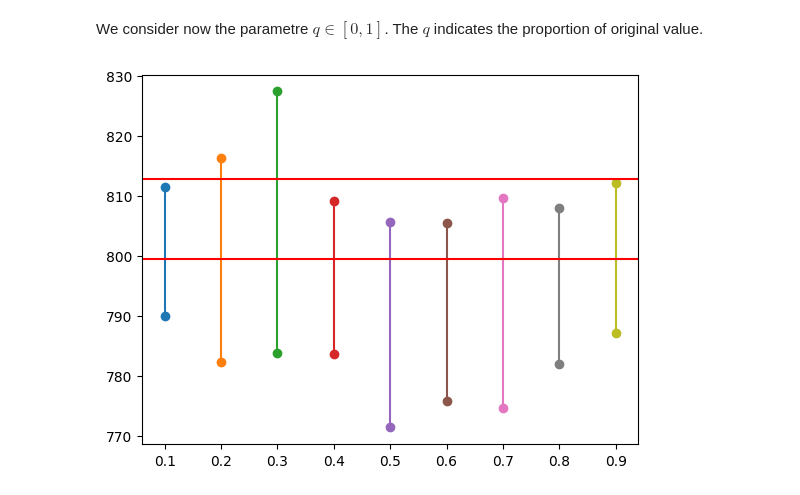
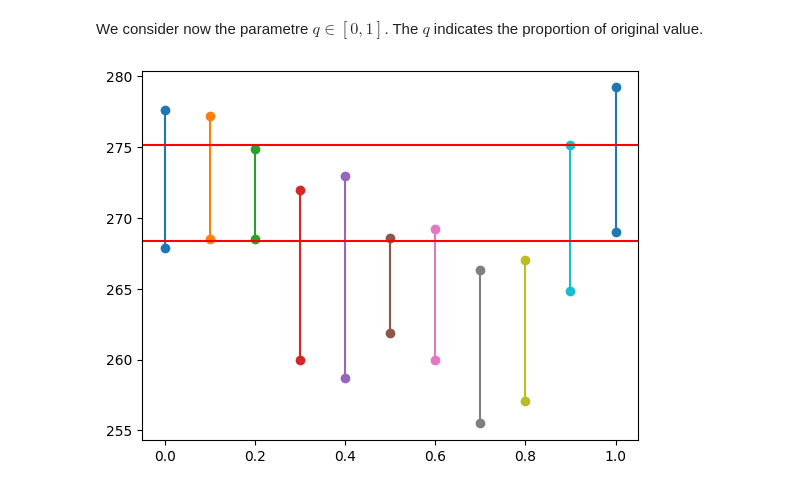
Before and after one commit to Zian-Chen/Barrages, a Jupyter notebook: projet.ipynb, the cells around one changed output. Drawn from its saved outputs; the diff is of its cells as text; code cells hidden in the pictures.

```diff
--- a/projet.ipynb
+++ b/projet.ipynb
@@ -424,17 +417,17 @@ We condsider now the parametre $p\in[0,1]$. The parametre $p$ indicates the prop
 # %%
-alg_max = last_particle(100, M, 190, 1, "__max__")
+alg_max = last_particle(100, M, x_0, T, "__max__")
 for p in range(1, 10):
     L_lp = []
     values_lp = []
     for _ in range(10):
-        L, values = alg_max.get_critical_level_and_distribution(70, 0.9, 0.07, 0.7, 1, 0.1, False, p=p/10)
+        L, values, accept_rate = alg_max.get_critical_level_and_distribution(lambda_1, b, delta_1, delta_2, r_1, 0.1, p=p/10)
         L_lp.append(L)
         values_lp = values_lp + values
     plt.plot([p/10, p/10], [min(L_lp), max(L_lp)], marker='o')
-alg_max_2 = naive_MonteCarlo(N, 190, 1, "__max__")
+alg_max_2 = naive_MonteCarlo(N, x_0, T, "__max__")
 L_nM = []
 for _ in range(10):
-    L = alg_max_2.get_critical_level(70, 0.9, 0.07, 0.7, 1, 0.1)
+    L = alg_max_2.get_critical_level(lambda_1, b, delta_1, delta_2, r_1, 0.1)
     L_nM.append(L)
 plt.axhline(y=min(L_nM), color='r', linestyle='-')
 plt.axhline(y=max(L_nM), color='r', linestyle='-')
@@ -443,0 +439,20 @@ plt.show()
+# %%
+alg_max = last_particle(100, M*2, x_0, T, "__max__")
+plt.figure(figsize=(10, 6))
+low_accept_rate = []
+zero_rate = []
+for p in range(2, 13):
+    L, values, accept_rate = alg_max.get_critical_level_and_distribution(lambda_1, b, delta_1, delta_2, r_1, 0.01, p=p/20)
+    plt.plot(accept_rate, linewidth=0.4, linestyle='-', label=f'p={p/20}')
+    accept_rate = np.array(accept_rate)
+    low_accept_rate.append(np.sum(accept_rate<0.15)/len(accept_rate))
+    zero_rate.append(np.sum(accept_rate==0)/len(accept_rate))
+plt.axhline(y=0.15, color='r', linestyle='-')
+plt.legend(loc='best')
+plt.show()
+
+p_index = np.arange(0.1, 0.65, 0.05)
+plt.plot(p_index, low_accept_rate, label="accept_rate<15%")
+plt.plot(p_index, zero_rate, label="accept_rate=0%")
+plt.legend(loc='best')
+plt.show()
@@ -444,22 +466,22 @@ plt.show()
 # %% [markdown]
 We consider now the parametre $q\in[0,1]$. The $q$ indicates the proportion of original value.
 # %%
-alg_max = last_particle(100, M, 190, 1, "__max__")
-for q in range(1, 10):
+alg_max = last_particle(100, M, x_0, T, "__max__")
+for q in range(0, 11):
     L_lp = []
     values_lp = []
     for _ in range(10):
-        L, values = alg_max.get_critical_level_and_distribution(70, 0.9, 0.07, 0.7, 1, 0.1, False, q=q/10)
+        L, values, accept_rate = alg_max.get_critical_level_and_distribution(lambda_1, b, delta_1, delta_2, r_1, 0.1, q=q/10)
         L_lp.append(L)
         values_lp = values_lp + values
     plt.plot([q/10, q/10], [min(L_lp), max(L_lp)], marker='o')
-alg_max_2 = naive_MonteCarlo(N, 190, 1, "__max__")
+alg_max_2 = naive_MonteCarlo(N, x_0, T, "__max__")
 L_nM = []
 for _ in range(10):
-    L = alg_max_2.get_critical_level(70, 0.9, 0.07, 0.7, 1, 0.1)
+    L = alg_max_2.get_critical_level(lambda_1, b, delta_1, delta_2, r_1, 0.1)
     L_nM.append(L)
 plt.axhline(y=min(L_nM), color='r', linestyle='-')
 plt.axhline(y=max(L_nM), color='r', linestyle='-')
 plt.show()
 # %% [output]
-[figure, old version]
+[figure, new version]
```
Also changed, not shown: parts of 20 cells of this notebook, 5 other files.
